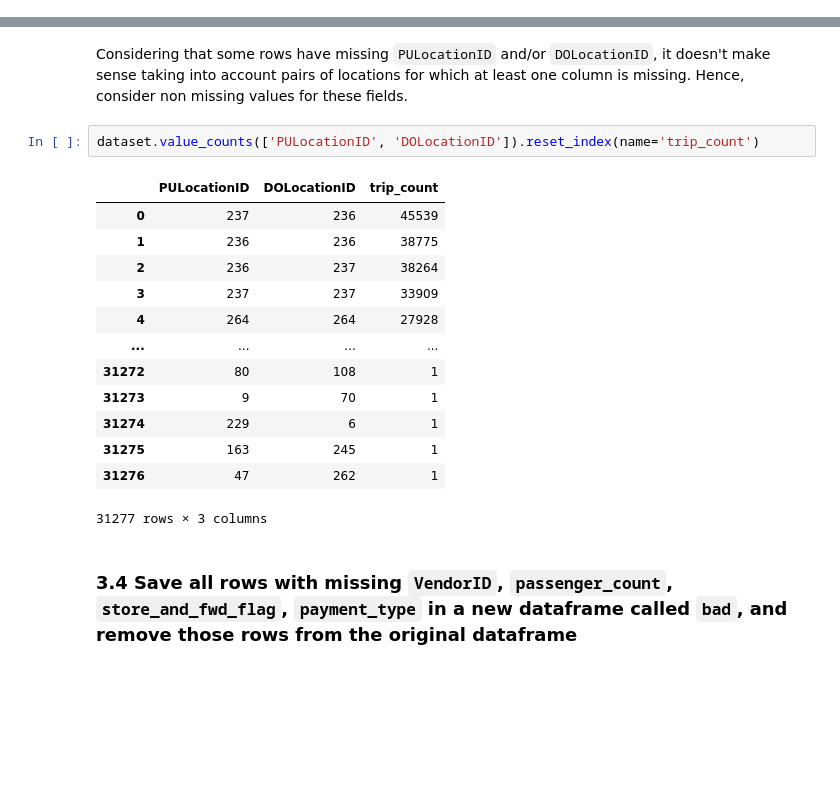
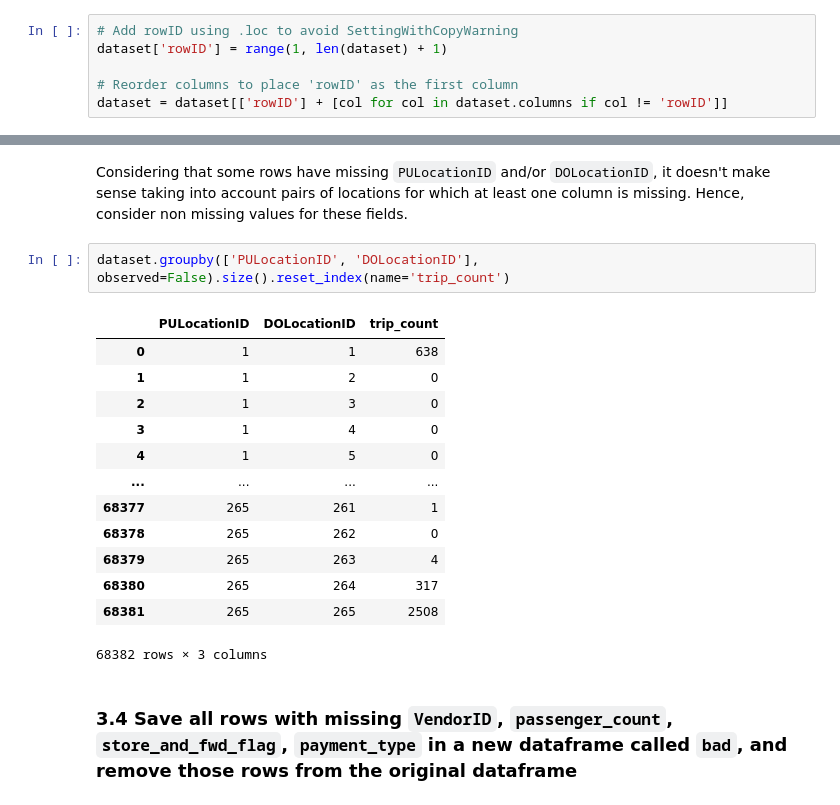
Before and after one commit to snava38/foc-project-nava-perani, a Jupyter notebook: notebooks/foc-project-notebook_v1.ipynb, the cells around one changed output, grey strips where cells are left out. Drawn from its saved outputs; the diff is of its cells as text; blank space fills up the shorter version.

```diff
--- a/notebooks/foc-project-notebook_v1.ipynb
+++ b/notebooks/foc-project-notebook_v1.ipynb
@@ -173,3 +175,9 @@ Column : congestion_surcharge | before: float64  -> after: float64
+# %%
+# Add rowID using .loc to avoid SettingWithCopyWarning
+dataset['rowID'] = range(1, len(dataset) + 1)
+
+# Reorder columns to place 'rowID' as the first column
+dataset = dataset[['rowID'] + [col for col in dataset.columns if col != 'rowID']]
 # %% [markdown]
 ## **3. Assignements**
 # %% [markdown]
@@ -215,21 +223,21 @@ dataset[dataset['payment_type'].isna()]
 # %% [markdown]
 Considering that some rows have missing `PULocationID` and/or `DOLocationID`, it doesn't make sense taking into account pairs of locations for which at least one column is missing. Hence, consider non missing values for these fields.
 # %%
-dataset.value_counts(['PULocationID', 'DOLocationID']).reset_index(name='trip_count')
+dataset.groupby(['PULocationID', 'DOLocationID'], observed=False).size().reset_index(name='trip_count')
 # %% [output]
 |  | PULocationID | DOLocationID | trip_count |
-| 0 | 237 | 236 | 45539 |
-| 1 | 236 | 236 | 38775 |
-| 2 | 236 | 237 | 38264 |
-| 3 | 237 | 237 | 33909 |
-| 4 | 264 | 264 | 27928 |
+| 0 | 1 | 1 | 638 |
+| 1 | 1 | 2 | 0 |
+| 2 | 1 | 3 | 0 |
+| 3 | 1 | 4 | 0 |
+| 4 | 1 | 5 | 0 |
 | ... | ... | ... | ... |
-| 31272 | 80 | 108 | 1 |
-| 31273 | 9 | 70 | 1 |
-| 31274 | 229 | 6 | 1 |
-| 31275 | 163 | 245 | 1 |
-| 31276 | 47 | 262 | 1 |
+| 68377 | 265 | 261 | 1 |
+| 68378 | 265 | 262 | 0 |
+| 68379 | 265 | 263 | 4 |
+| 68380 | 265 | 264 | 317 |
+| 68381 | 265 | 265 | 2508 |
-31277 rows × 3 columns
+68382 rows × 3 columns
 # %% [markdown]
 ### 3.4 Save all rows with missing `VendorID`, `passenger_count`, `store_and_fwd_flag`, `payment_type` in a new dataframe called `bad`, and remove those rows from the original dataframe
 # %% [markdown]
```
Also changed, not shown: parts of 31 cells of this notebook.
